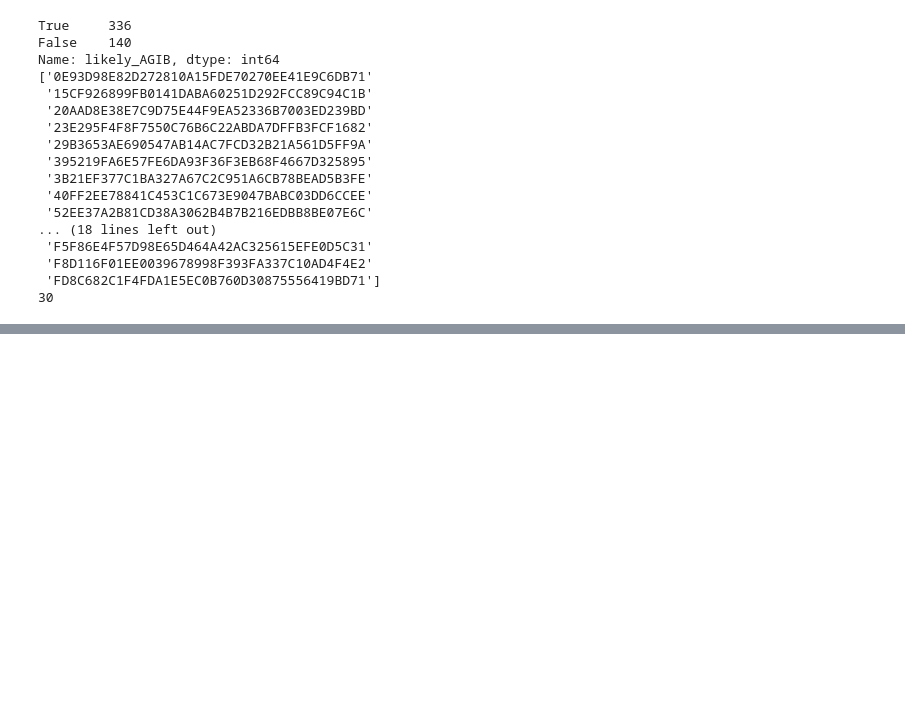
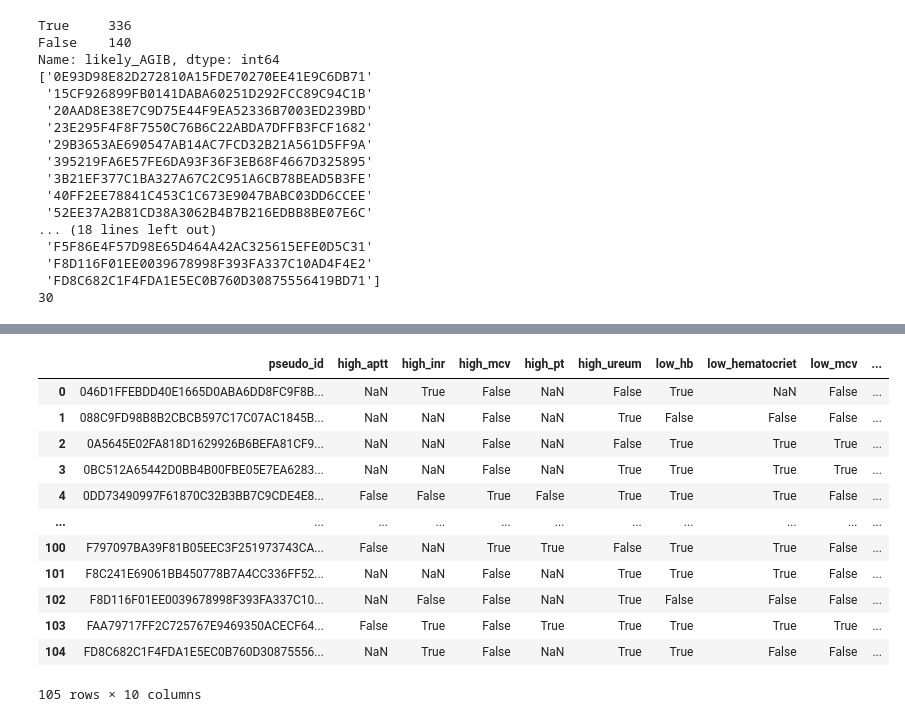
Before and after one commit to Yannique00/Master_Thesis, a Jupyter notebook: Hb 4.ipynb, the cells around one changed output, grey strips where cells are left out. Cells and saved outputs as stored; diff of their text form; code cells hidden in the pictures; blank space fills up the shorter version.

```diff
--- a/Hb 4.ipynb
+++ b/Hb 4.ipynb
@@ -1113,0 +1001,59 @@ df_tests_wide['likely_agib'] = (
+# %%
+def label_lab_values(row):
+    label = {}
+
+    if row['lab_measurement_description'] == 'Hemoglobine':
+        label['low_hb'] = row['lab_measurement_test_value_numeric'] < 7.5
+    elif row['lab_measurement_description'] == 'Hematocriet':
+        label['low_hematocriet'] = row['lab_measurement_test_value_numeric'] < 0.35
+    elif row['lab_measurement_description'] == 'MCV':
+        label['low_mcv'] = row['lab_measurement_test_value_numeric'] < 80
+        label['high_mcv'] = row['lab_measurement_test_value_numeric'] > 100
+    elif row['lab_measurement_description'] == 'INR':
+        label['high_inr'] = row['lab_measurement_test_value_numeric'] > 1.5
+    elif row['lab_measurement_description'] == 'APTT':
+        label['high_aptt'] = row['lab_measurement_test_value_numeric'] > 35
+    elif row['lab_measurement_description'] == 'Protrombinetijd':
+        label['high_pt'] = row['lab_measurement_test_value_numeric'] > 15
+    elif row['lab_measurement_description'] == 'Ureum':
+        label['high_ureum'] = row['lab_measurement_test_value_numeric'] > 7.5
+    elif row['lab_measurement_description'] == 'Trombocyten':
+        label['low_plt'] = row['lab_measurement_test_value_numeric'] < 150
+
+    return pd.Series(label)
+# %%
+# Only keep relevant tests
+relevant_tests = [
+    'Hemoglobine', 'Hematocriet', 'MCV', 'INR',
+    'APTT', 'Protrombinetijd', 'Ureum', 'Trombocyten'
+]
+
+df_relevant = df_hb[df_hb['lab_measurement_description'].isin(relevant_tests)].copy()
+
+# Apply the flag function
+flagged = df_relevant.apply(label_lab_values, axis=1)
+
+# Combine with pseudo_id
+flagged['pseudo_id'] = df_relevant['pseudo_id']
+# %%
+df_patient_flags = (
+    flagged.groupby('pseudo_id')
+           .max(numeric_only=False)  # True if any row per patient is True
+           .reset_index()
+)
+
+df_patient_flags
+# %% [output]
+|  | pseudo_id | high_aptt | high_inr | high_mcv | high_pt | high_ureum | low_hb | low_hematocriet | low_mcv | ... |
+| 0 | 046D1FFEBDD40E1665D0ABA6DD8FC9F8B... | NaN | True | False | NaN | False | True | NaN | False | ... |
+| 1 | 088C9FD98B8B2CBCB597C17C07AC1845B... | NaN | NaN | False | NaN | True | False | False | False | ... |
+| 2 | 0A5645E02FA818D1629926B6BEFA81CF9... | NaN | NaN | False | NaN | False | True | True | True | ... |
+| 3 | 0BC512A65442D0BB4B00FBE05E7EA6283... | NaN | NaN | False | NaN | True | True | True | True | ... |
+| 4 | 0DD73490997F61870C32B3BB7C9CDE4E8... | False | False | True | False | True | True | True | False | ... |
+| ... | ... | ... | ... | ... | ... | ... | ... | ... | ... | ... |
+| 100 | F797097BA39F81B05EEC3F251973743CA... | False | NaN | True | True | False | True | True | False | ... |
+| 101 | F8C241E69061BB450778B7A4CC336FF52... | NaN | NaN | False | NaN | True | True | True | False | ... |
+| 102 | F8D116F01EE0039678998F393FA337C10... | NaN | False | False | NaN | True | False | False | False | ... |
+| 103 | FAA79717FF2C725767E9469350ACECF64... | False | True | False | True | True | True | True | True | ... |
+| 104 | FD8C682C1F4FDA1E5EC0B760D30875556... | NaN | True | False | NaN | True | True | False | False | ... |
+105 rows × 10 columns
```
Also changed, not shown: parts of 43 cells of this notebook, 16 other files.
